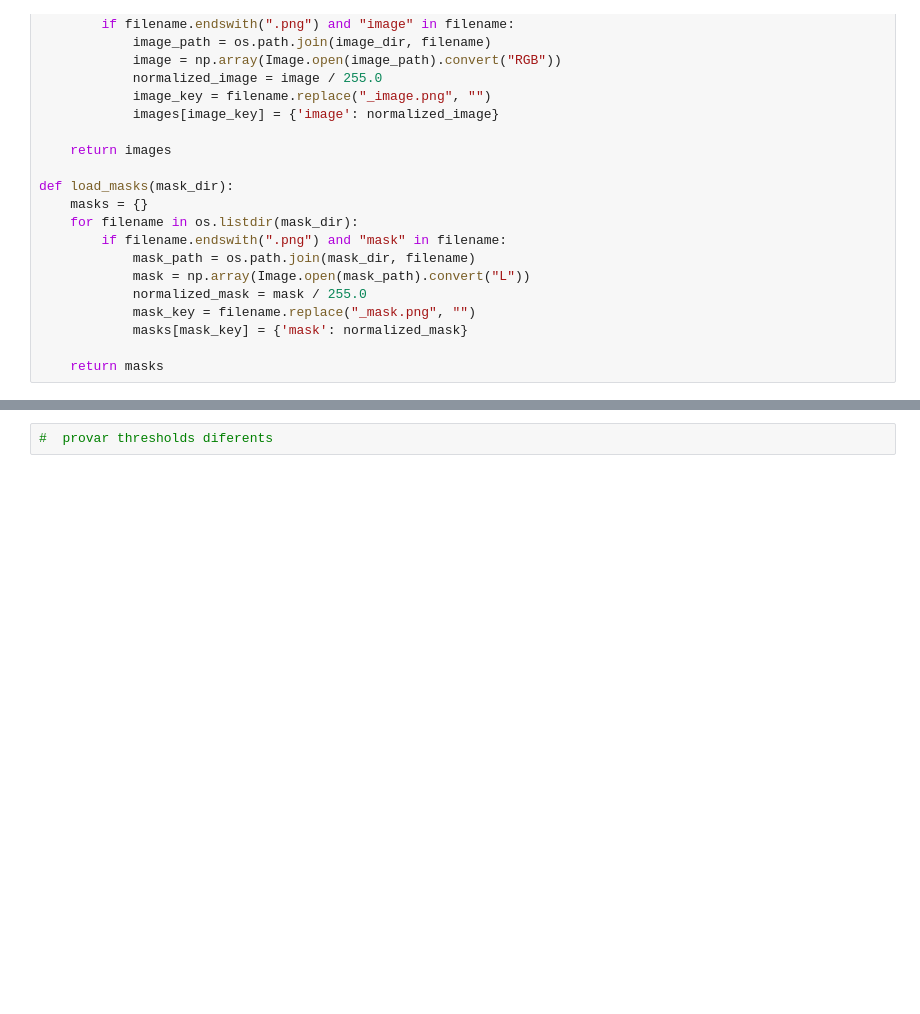
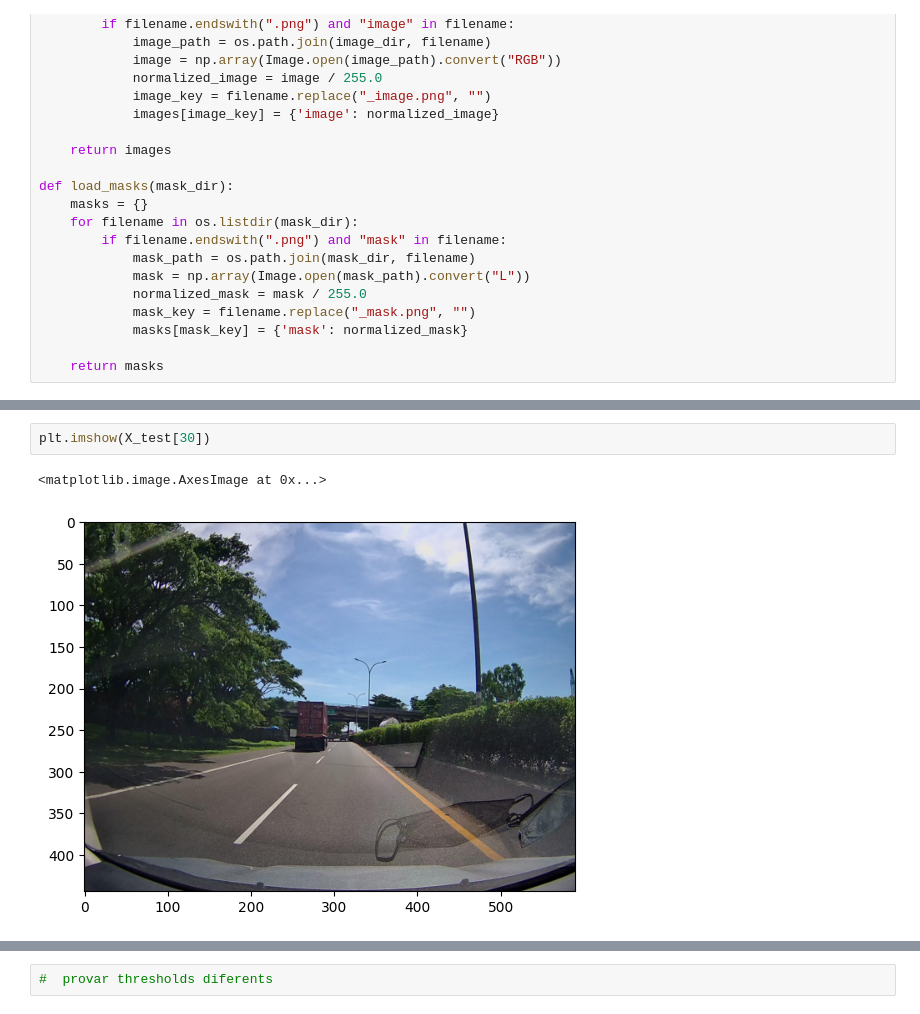
Before and after one commit to Senna256/TFG, a Jupyter notebook: tfg_w_traffic_and_sam.ipynb, the cells around one changed output, grey strips where cells are left out. Drawn from its saved outputs; the diff is of its cells as text; blank space fills up the shorter version.

```diff
--- a/tfg_w_traffic_and_sam.ipynb
+++ b/tfg_w_traffic_and_sam.ipynb
@@ -907,0 +801,5 @@ def load_masks(mask_dir):
+# %%
+plt.imshow(X_test[30])
+# %% [output]
+<matplotlib.image.AxesImage at 0x...>
+[figure, added]
```
Also changed, not shown: parts of 30 cells of this notebook.
